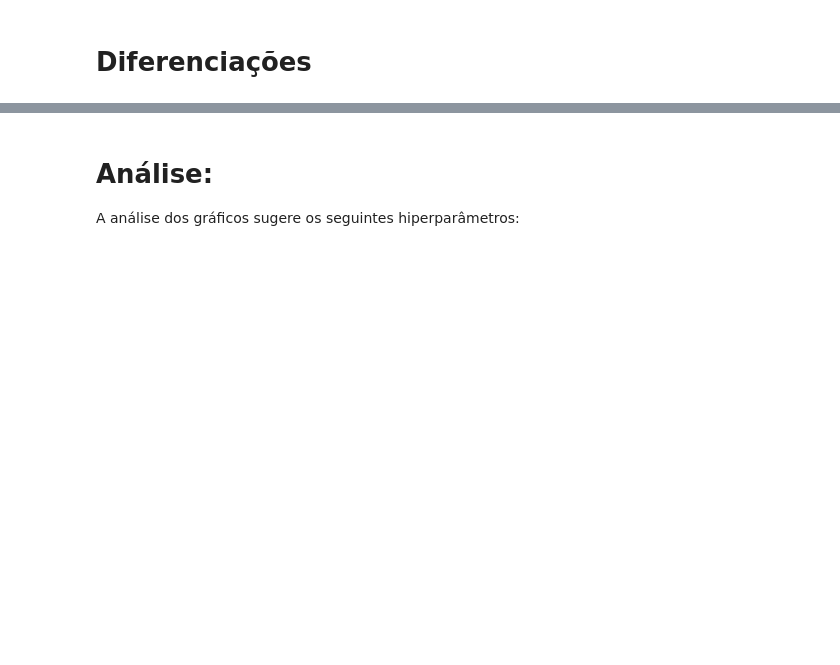
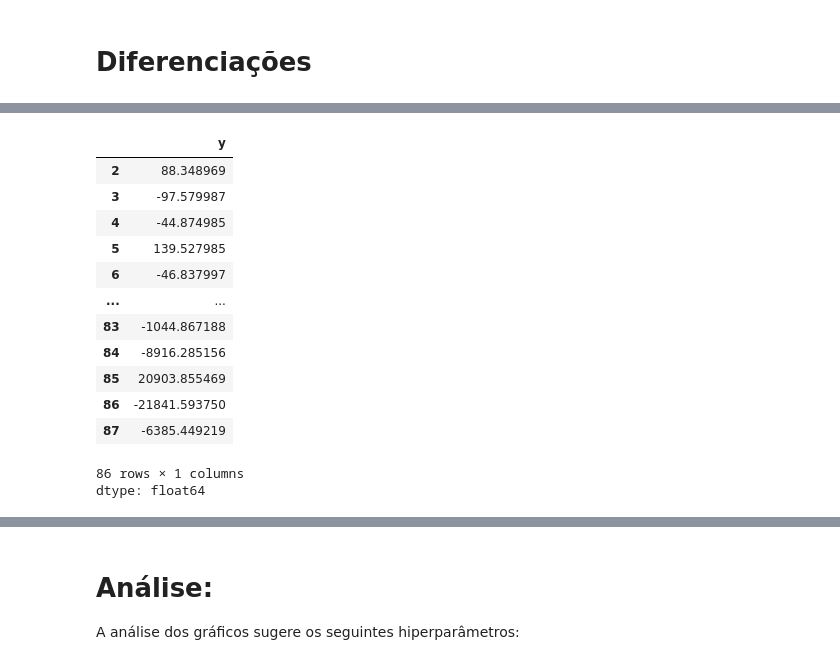
Before and after one commit to MariaGabrielaAlvesZuppardo/SeriesTemporaisCin, a Jupyter notebook: Time_Series_Lista_de_Exercícios.ipynb, the cells around one changed output, grey strips where cells are left out. Cells and saved outputs as stored; diff of their text form; code cells hidden in the pictures; blank space fills up the shorter version.

```diff
--- a/Time_Series_Lista_de_Exercícios.ipynb
+++ b/Time_Series_Lista_de_Exercícios.ipynb
@@ -403,0 +404,18 @@ plot_acf(diff1, title='1a Diferenciação')
+# %%
+diff2 = diff1.diff(1).dropna()
+diff2
+# %% [output]
+|  | y |
+| 2 | 88.348969 |
+| 3 | -97.579987 |
+| 4 | -44.874985 |
+| 5 | 139.527985 |
+| 6 | -46.837997 |
+| ... | ... |
+| 83 | -1044.867188 |
+| 84 | -8916.285156 |
+| 85 | 20903.855469 |
+| 86 | -21841.593750 |
+| 87 | -6385.449219 |
+86 rows × 1 columns
+dtype: float64
```
Also changed, not shown: parts of 6 cells of this notebook.
